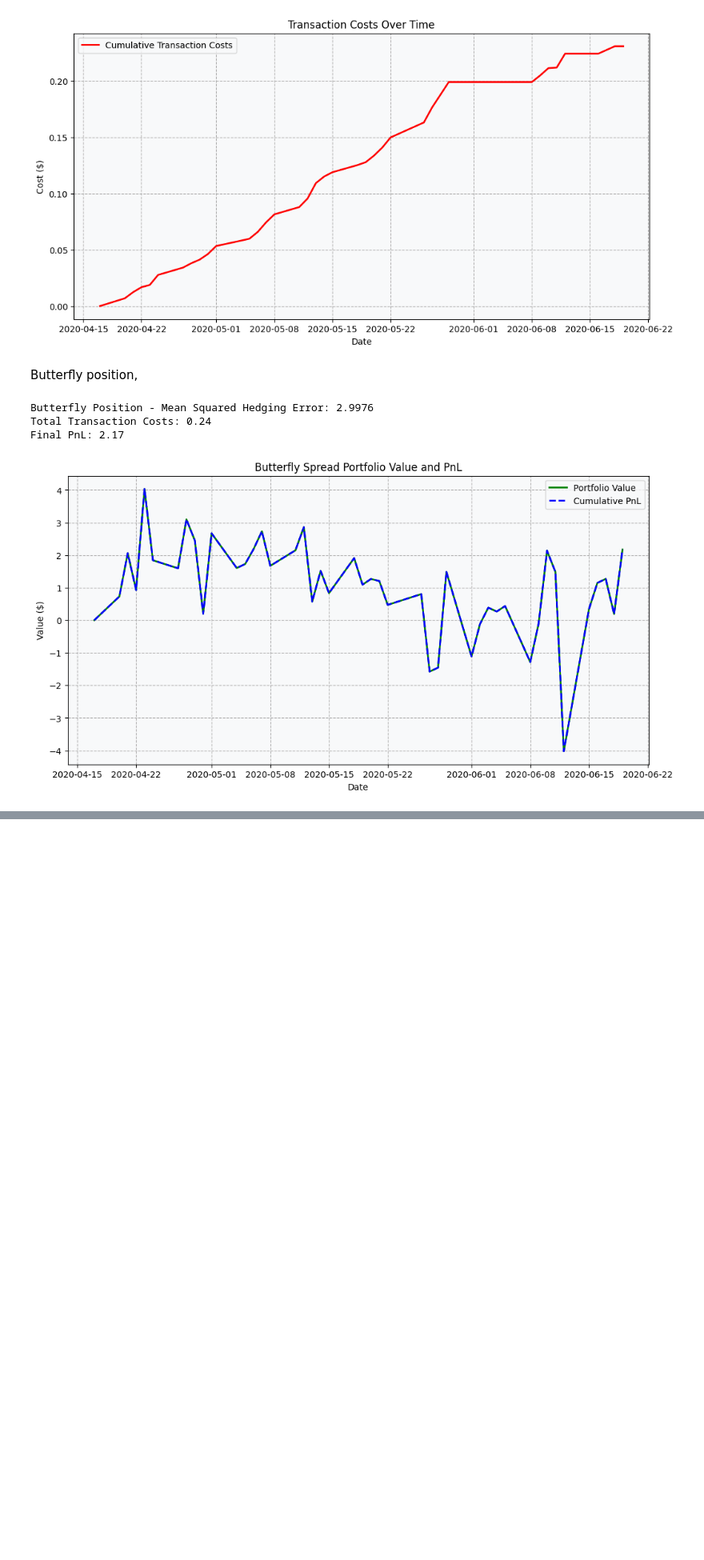
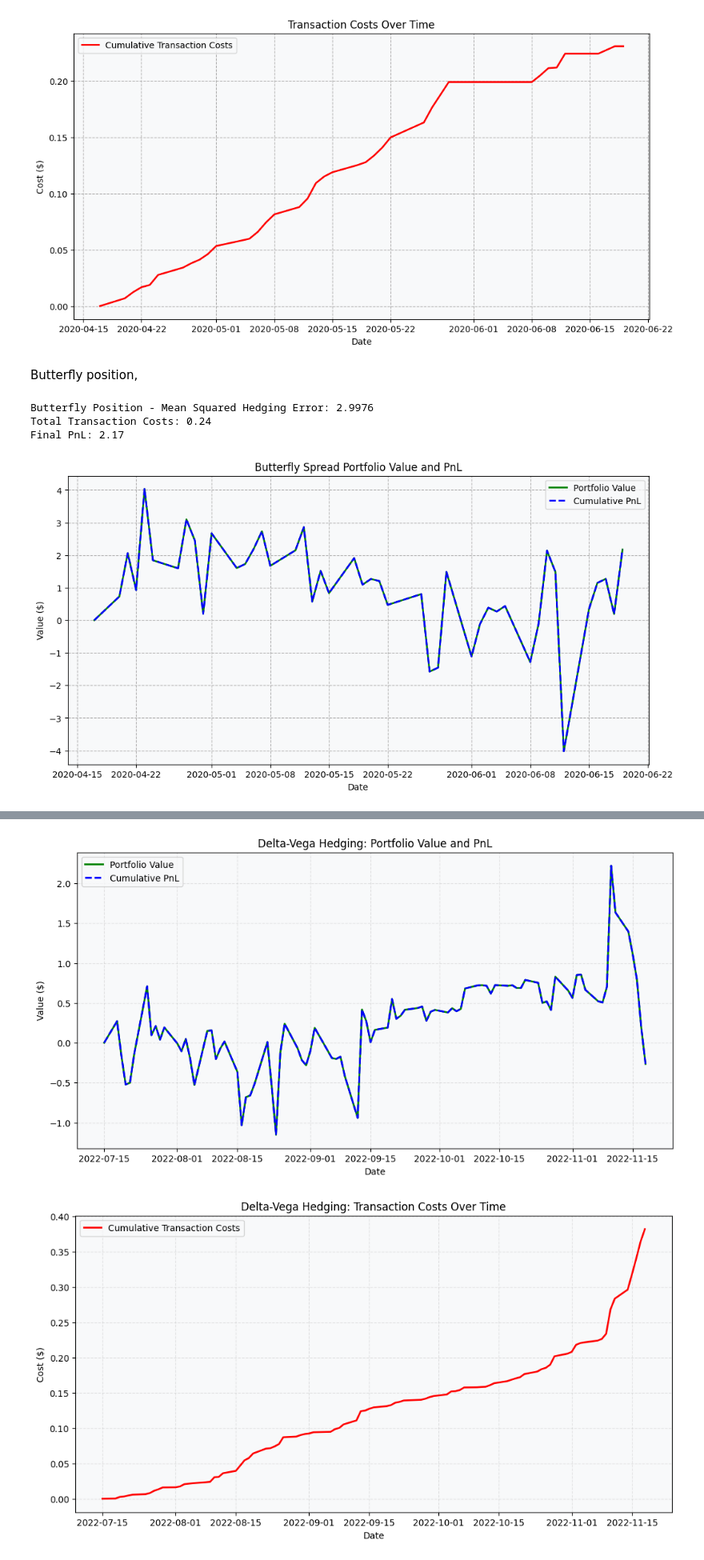
Before and after one commit to MariusBoda/Options_Hedging_Project, a Jupyter notebook: hedging_project.ipynb, the cells around one changed output, grey strips where cells are left out. Shown at 80% size. Drawn from its saved outputs; the diff is of its cells as text; code cells hidden in the pictures; blank space fills up the shorter version.

```diff
--- a/hedging_project.ipynb
+++ b/hedging_project.ipynb
@@ -477,7 +482,7 @@ def butterfly_delta_hedging_strategy(df, start_idx, option_cols, weights, strike
             shares_held, cash_position, portfolio_values, cumulative_costs, pnl)
 # %%
 # Load the data
-df = data_load("spy_061920_C240_C250_C260.feather")
+df = data_load("data/spy_061920_C240_C250_C260.feather")
 maturity = df.index[-1]
 start_idx = len(df) - 45
 r = 0.02
@@ -509,0 +587,9 @@ Final PnL: 2.17
+# %%
+def black_scholes_vega(S, K, T, r, sigma):
+    """Calculate the Black-Scholes vega of a European call option."""
+    if T <= 0 or sigma <= 0:
+        return 0.0
+    else:
+        d1 = (np.log(S / K) + (r + 0.5 * sigma ** 2) * T) / (sigma * np.sqrt(T))
+        vega = S * norm.pdf(d1) * np.sqrt(T)
+        return vega
@@ -509,0 +728,69 @@ Final PnL: 2.17
+# %%
+# Plot 1: Portfolio Value and Cumulative PnL
+plt.figure(figsize=(12, 6))
+plt.plot(df_hedge.index, portfolio_values, 'g-', linewidth=2, label='Portfolio Value')
+plt.plot(df_hedge.index, pnl, 'b--', linewidth=2, label='Cumulative PnL')
+plt.title('Delta-Vega Hedging: Portfolio Value and PnL')
+plt.xlabel('Date')
+plt.ylabel('Value ($)')
+plt.legend()
+plt.grid(True, alpha=0.3)
+plt.show()
+
+# Plot 2: Cumulative Transaction Costs
+plt.figure(figsize=(12, 6))
+plt.plot(df_hedge.index, cumulative_costs, 'r-', linewidth=2, label='Cumulative Transaction Costs')
+plt.title('Delta-Vega Hedging: Transaction Costs Over Time')
+plt.xlabel('Date')
+plt.ylabel('Cost ($)')
+plt.legend()
+plt.grid(True, alpha=0.3)
+plt.show()
+
+# Plot 3: Positions Held Over Time
+plt.figure(figsize=(12, 6))
+plt.plot(df_hedge.index, shares_held, 'b-', linewidth=2, label='Shares of Underlying Held')
+plt.plot(df_hedge.index, option2_held, 'r--', linewidth=2, label='Vega Hedge Option Position')
+plt.title('Delta-Vega Hedging: Positions Held')
+plt.xlabel('Date')
+plt.ylabel('Position Size')
+plt.legend()
+plt.grid(True, alpha=0.3)
+plt.show()
+
+# Plot 4: Net Delta Exposure Over Time
+plt.figure(figsize=(12, 6))
+plt.plot(df_hedge.index, net_deltas, 'purple', linewidth=2, label='Net Delta Exposure')
+plt.axhline(y=0, color='black', linestyle='--', alpha=0.5)
+plt.title('Delta-Vega Hedging: Net Delta Exposure')
+plt.xlabel('Date')
+plt.ylabel('Net Delta')
+plt.legend()
+plt.grid(True, alpha=0.3)
+plt.show()
+
+# Plot 5: Daily Hedging Errors
+plt.figure(figsize=(12, 6))
+plt.plot(df_hedge.index[:-1], A_errors, 'orange', linewidth=1.5, label='Daily Hedging Errors')
+plt.axhline(y=0, color='black', linestyle='--', alpha=0.5)
+plt.title('Delta-Vega Hedging: Daily Hedging Errors')
+plt.xlabel('Date')
+plt.ylabel('Error ($)')
+plt.legend()
+plt.grid(True, alpha=0.3)
+plt.show()
+
+# Plot 6: Option Prices and Underlying
+plt.figure(figsize=(12, 6))
+plt.plot(df_hedge.index, OP1, 'b-', linewidth=2, label='Main Option (C400 Nov)')
+plt.plot(df_hedge.index, df['C400_hedge'].values[start_idx:], 'r--', linewidth=2, label='Vega Hedge Option (C400 Dec)')
+plt.plot(df_hedge.index, RE, 'k:', linewidth=1.5, label='Underlying (SPY)')
+plt.title('Delta-Vega Hedging: Option Prices and Underlying')
+plt.xlabel('Date')
+plt.ylabel('Price ($)')
+plt.legend()
+plt.grid(True, alpha=0.3)
+plt.show()
+# %% [output]
+[figure, added]
+[figure, added]
```
Also changed, not shown: parts of 20 cells of this notebook, 2 other files.
